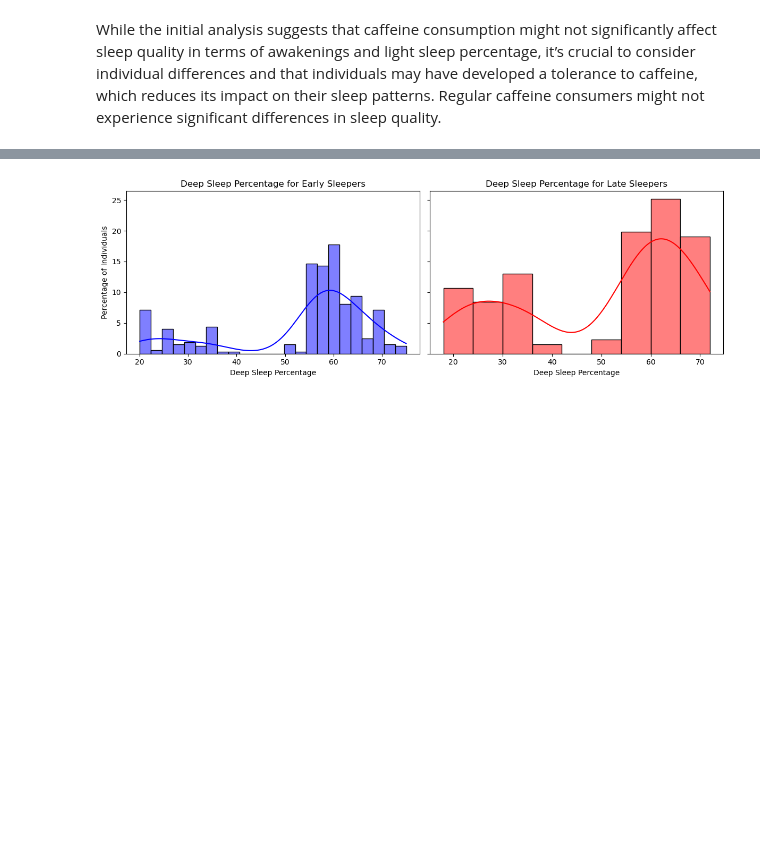
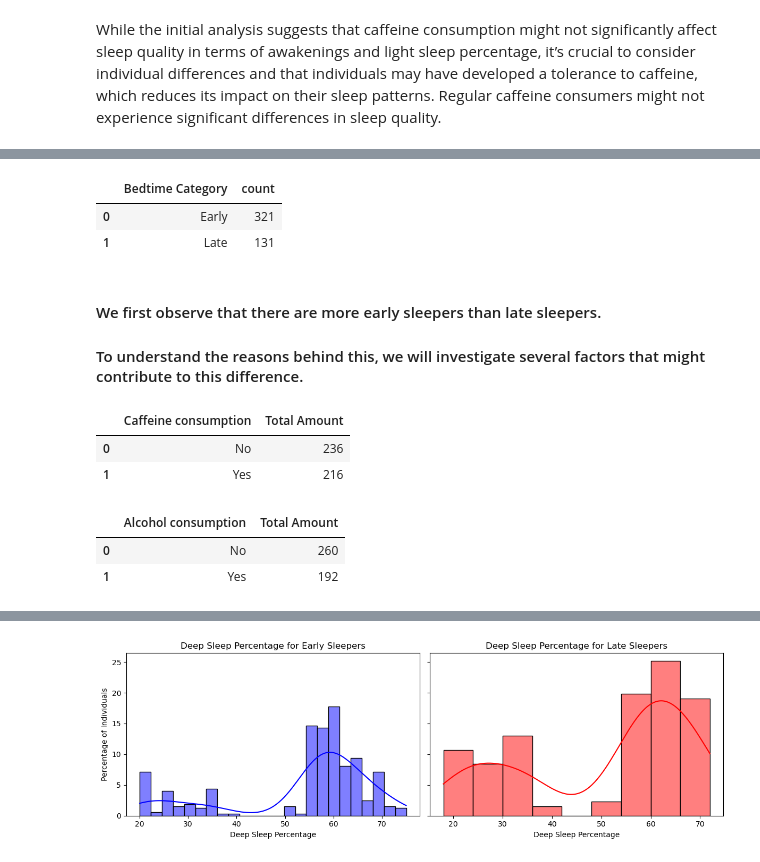
Before and after one commit to ZoeyKulp/Sleep-Efficiency, a Jupyter notebook: updated_sleep_eff_pro (1).ipynb, the cells around one changed output, grey strips where cells are left out. Cells and saved outputs as stored; diff of their text form; code cells hidden in the pictures; blank space fills up the shorter version.

```diff
--- a/updated_sleep_eff_pro (1).ipynb
+++ b/updated_sleep_eff_pro (1).ipynb
@@ -331,0 +364,9 @@ Here we will compare the early bedtime VS the later bedtime and see the differen
+# %%
+bedtime_hour_category
+# %% [output]
+|  | Bedtime Category | count |
+| 0 | Early | 321 |
+| 1 | Late | 131 |
+# %% [markdown]
+#### We first observe that there are more early sleepers than late sleepers.
+#### To understand the reasons behind this, we will investigate several factors that might contribute to this difference.
@@ -331,0 +376,15 @@ Here we will compare the early bedtime VS the later bedtime and see the differen
+# %%
+total_caffeine_consumption
+# %% [output]
+|  | Caffeine consumption | Total Amount |
+| 0 | No | 236 |
+| 1 | Yes | 216 |
+# %%
+total_Alcohol_consumption = Sleep_Efficiency['Alcohol consumption (Yes/No)'].value_counts().reset_index()
+total_Alcohol_consumption.columns = ['Alcohol consumption', 'Total Amount']
+# %%
+total_Alcohol_consumption
+# %% [output]
+|  | Alcohol consumption | Total Amount |
+| 0 | No | 260 |
+| 1 | Yes | 192 |
```
Also changed, not shown: parts of 37 cells of this notebook.
